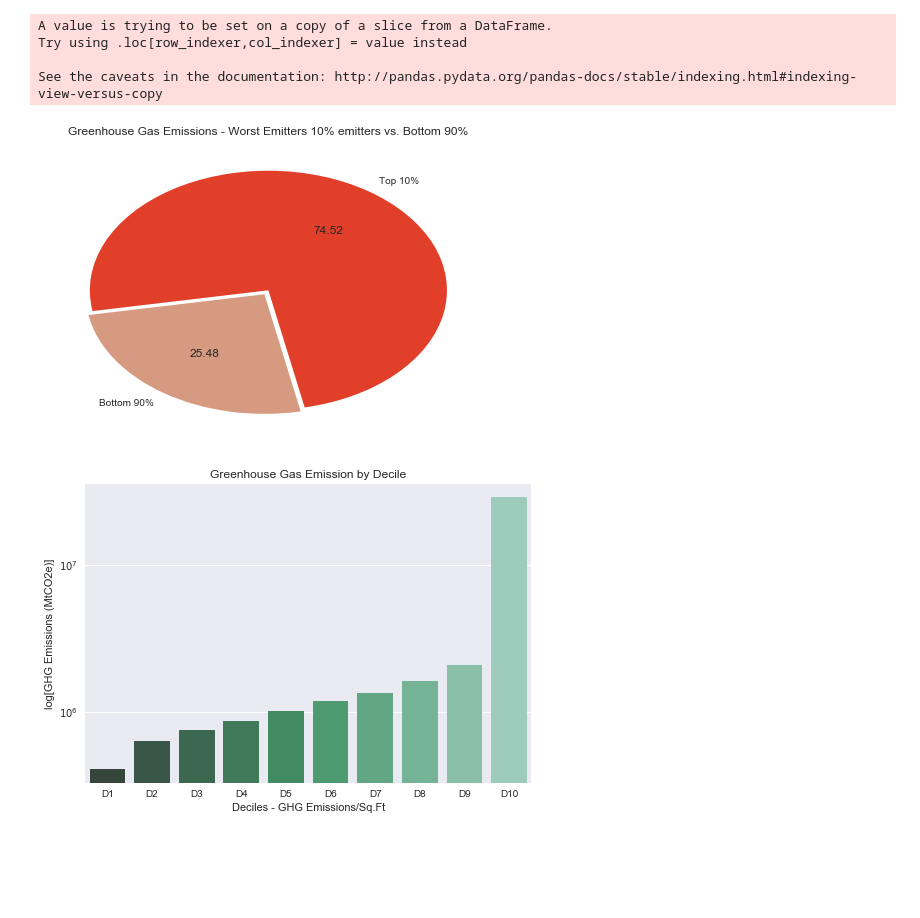
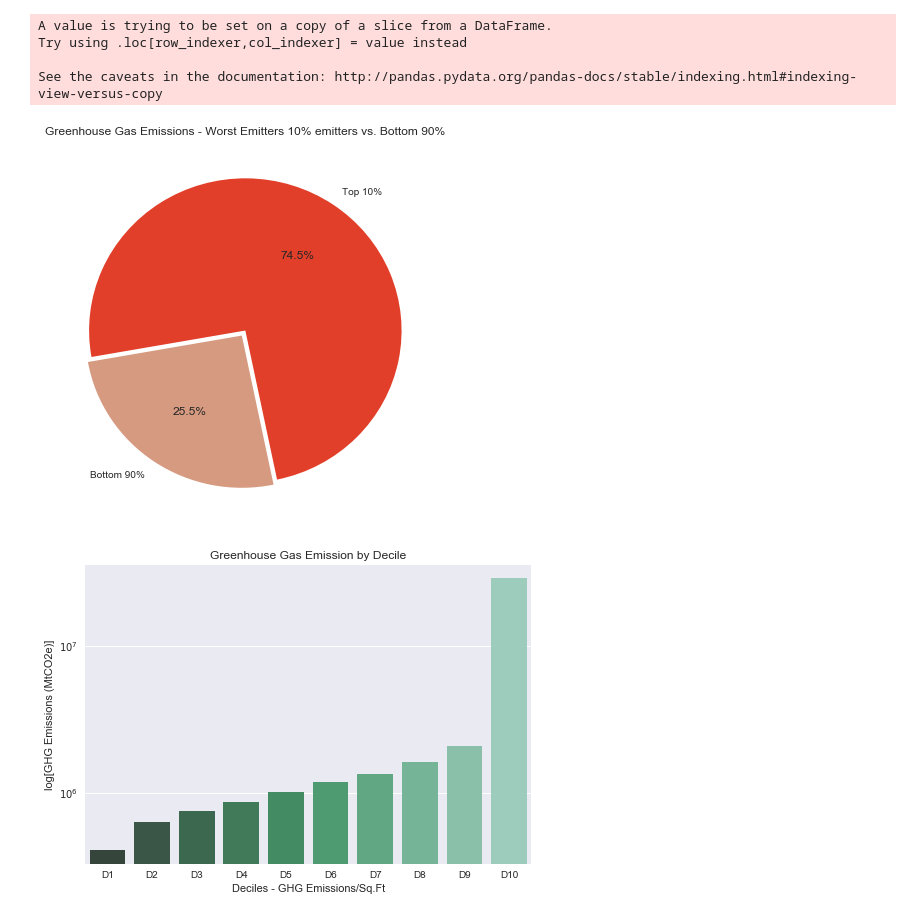
Before and after one commit to saranaweera/nycghgemissions, a Jupyter notebook: GHGAnalysis2.ipynb, the cells around one changed output. Cells and saved outputs as stored; diff of their text form; code cells hidden in the pictures; blank space fills up the shorter version.

```diff
--- a/GHGAnalysis2.ipynb
+++ b/GHGAnalysis2.ipynb
@@ -390,17 +385,18 @@ See the caveats in the documentation: http://pandas.pydata.org/pandas-docs/stabl
 # %%
 t = LL2014withBoilerData.copy()
 t['WorstGHGEmitters'] = 'Bottom 90%'
 t.loc[t['TotalGHGPerSqft'].quantile(.9)<t['TotalGHGPerSqft'],'WorstGHGEmitters'] = 'Top 10%'
-t.groupby('WorstGHGEmitters')['TotalGHG'].sum().plot.pie(y='TotalGHG',autopct='%.2f',
+t.groupby('WorstGHGEmitters')['TotalGHG'].sum().plot.pie(y='TotalGHG',autopct='%.1f%%',
                                                          explode=(0.04,0),
                                                          startangle=190,
-                                                        colors = ("#D69A80","#E13F29"))
+                                                        colors = ("#D69A80","#E13F29"),
+                                                        figsize=(7, 7))
 plt.title('Greenhouse Gas Emissions - Worst Emitters 10% emitters vs. Bottom 90%')
 plt.ylabel('')
 plt.savefig('WorstEmitters2014Pie.png')
 plt.show()
 # %% [output]
-[figure, old version]
+[figure, new version]
 # %%
 t = LL2014withBoilerData.copy()
 t['TotalGHGPerSqftDecile'] = pd.qcut(t['TotalGHGPerSqft'],10,labels=['D1','D2','D3','D4','D5','D6','D7','D8','D9','D10'])
```
Also changed, not shown: parts of 7 cells of this notebook.
